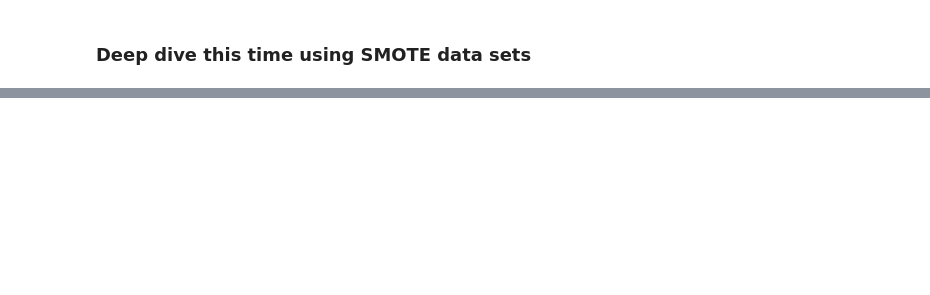
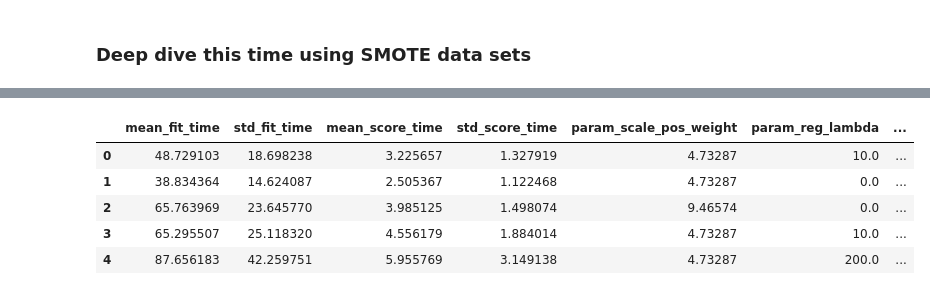
Before and after one commit to jonnywong288/bank-account-fraud, a Jupyter notebook: model_training.ipynb, the cells around one changed output, grey strips where cells are left out. Drawn from its saved outputs; the diff is of its cells as text; code cells hidden in the pictures; blank space fills up the shorter version.

```diff
--- a/model_training.ipynb
+++ b/model_training.ipynb
@@ -368,23 +392,23 @@ scale_pos_weight_4 = scale_pos_weight_2 / 2
 
 # Define the hyperparameters to search
 param_dist = {
-    'learning_rate': np.linspace(0.01, 0.1, 10),
-    'max_depth': [3, 5, 7, 9],
-    'min_child_weight': [1, 3, 5],
-    'reg_lambda': [0, 0.1, 1, 10, 100], #l2
-    'reg_alpha': [0, 0.1, 1, 10, 100],  # l1
+    'learning_rate': np.linspace(0.01, 0.25, 13), # wider range
+    'max_depth': [3, 5, 7, 9, 11], # added 11
+    'min_child_weight': [1, 3, 5, 7], # added 7
+    'reg_lambda': [0, 0.1, 1, 10, 100, 200], #l2 added 200
+    'reg_alpha': [0, 0.1, 1, 10, 100, 200],  # l1 added 200
     'n_estimators': [1000],
     'early_stopping_rounds': [15],
     'scale_pos_weight': [scale_pos_weight_2, scale_pos_weight_4, 1], # ~[9, 4.5, 1]
-    'max_delta_step': [0, 1, 5, 10],
-    'gamma': [0, 0.1, 0.5, 1, 2]
+    'max_delta_step': [0, 1, 5, 10, 20], # added 20
+    'gamma': [0, 0.1, 0.5, 1, 2, 5, 10] # wider range
 }
 
 # RandomizedSearchCV setup for parameter tuning
 random_search = RandomizedSearchCV(
     estimator=xgb_model,
     param_distributions=param_dist,
-    n_iter=25,
+    n_iter=35,
     scoring='average_precision',
     cv=3,
     verbose=0,
@@ -392,7 +416,7 @@ random_search = RandomizedSearchCV(
 )
 
 # Fit the model (train and tune hyperparameters)
-random_search.fit(X_train, y_train,
+random_search.fit(X_train_resampled, y_train_resampled,
                   eval_set=[(X_val, y_val)])
 
 # Get the best model and print the results
@@ -403,0 +458,10 @@ print(classification_report(y_test, y_pred))
+# %%
+results_df = pd.DataFrame(random_search.cv_results_)
+results_df.sort_values('rank_test_score', ascending=True).reset_index(drop=True).head()
+# %% [output]
+|  | mean_fit_time | std_fit_time | mean_score_time | std_score_time | param_scale_pos_weight | param_reg_lambda | ... |
+| 0 | 48.729103 | 18.698238 | 3.225657 | 1.327919 | 4.73287 | 10.0 | ... |
+| 1 | 38.834364 | 14.624087 | 2.505367 | 1.122468 | 4.73287 | 0.0 | ... |
+| 2 | 65.763969 | 23.645770 | 3.985125 | 1.498074 | 9.46574 | 0.0 | ... |
+| 3 | 65.295507 | 25.118320 | 4.556179 | 1.884014 | 4.73287 | 10.0 | ... |
+| 4 | 87.656183 | 42.259751 | 5.955769 | 3.149138 | 4.73287 | 200.0 | ... |
```
Also changed, not shown: parts of 47 cells of this notebook.
